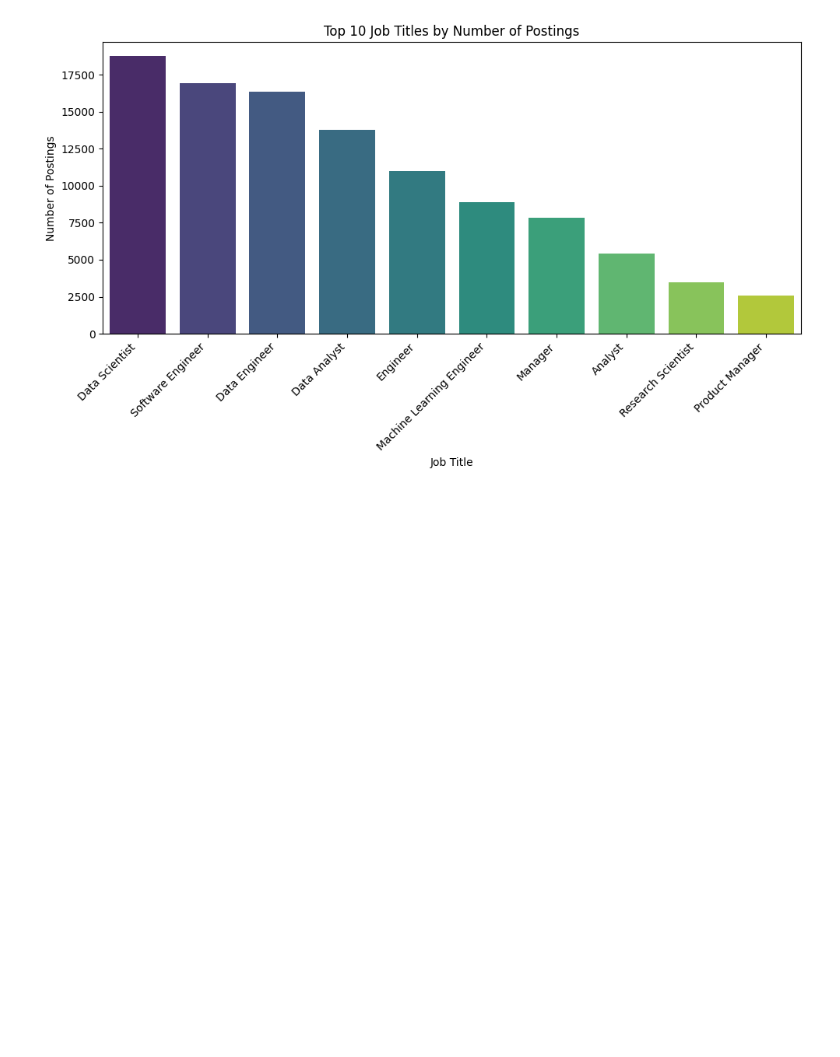
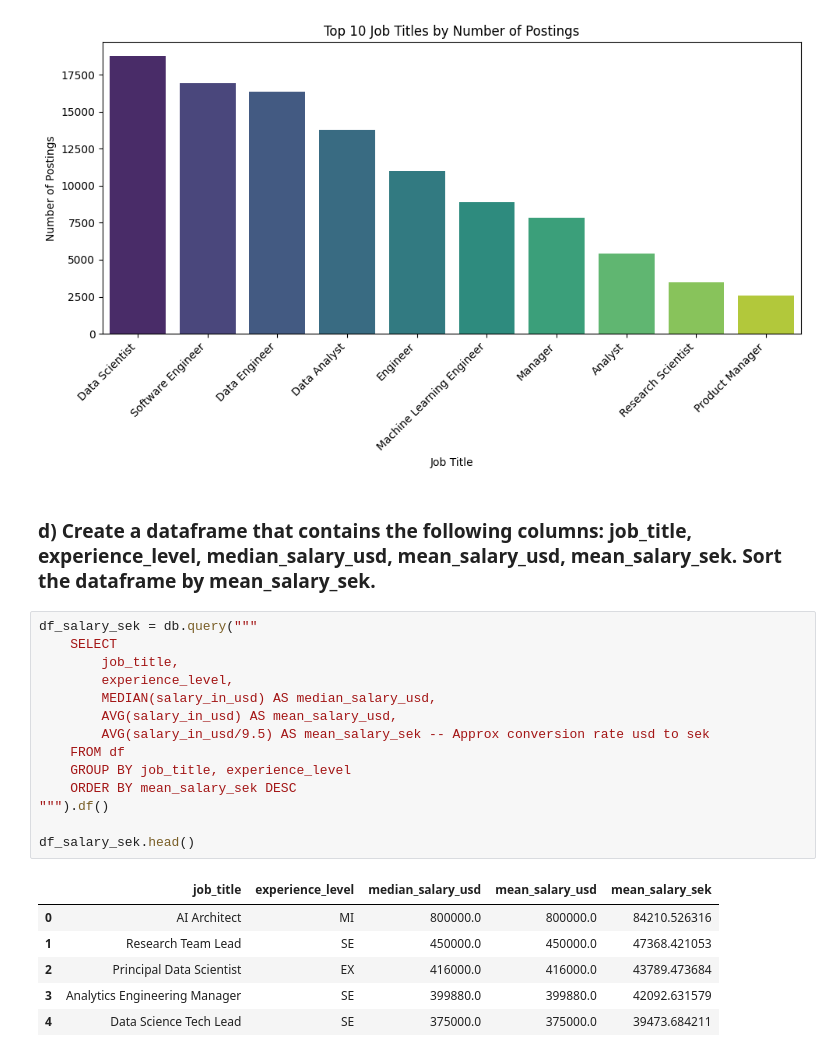
Before and after one commit to StefanLundberg77/ai_engineering_stefan_lundberg, a Jupyter notebook: exercises/exercise_0/1_salaries_in_data_field.ipynb, the cells around one changed output. Cells and saved outputs as stored; diff of their text form; blank space fills up the shorter version.

Commit message:
DF salary_sek

```diff
--- a/exercises/exercise_0/1_salaries_in_data_field.ipynb
+++ b/exercises/exercise_0/1_salaries_in_data_field.ipynb
@@ -105,3 +105,26 @@ Passing `palette` without assigning `hue` is deprecated and will be removed in v
 
   sns.barplot(data=df_job_per_title,
 [figure]
+# %% [markdown]
+### d) Create a dataframe that contains the following columns: job_title, experience_level, median_salary_usd, mean_salary_usd, mean_salary_sek. Sort the dataframe by mean_salary_sek.
+# %%
+df_salary_sek = db.query("""
+    SELECT
+        job_title,
+        experience_level,
+        MEDIAN(salary_in_usd) AS median_salary_usd,
+        AVG(salary_in_usd) AS mean_salary_usd,
+        AVG(salary_in_usd/9.5) AS mean_salary_sek -- Approx conversion rate usd to sek
+    FROM df
+    GROUP BY job_title, experience_level
+    ORDER BY mean_salary_sek DESC
+""").df()
+
+df_salary_sek.head()
+# %% [output]
+|  | job_title | experience_level | median_salary_usd | mean_salary_usd | mean_salary_sek |
+| 0 | AI Architect | MI | 800000.0 | 800000.0 | 84210.526316 |
+| 1 | Research Team Lead | SE | 450000.0 | 450000.0 | 47368.421053 |
+| 2 | Principal Data Scientist | EX | 416000.0 | 416000.0 | 43789.473684 |
+| 3 | Analytics Engineering Manager | SE | 399880.0 | 399880.0 | 42092.631579 |
+| 4 | Data Science Tech Lead | SE | 375000.0 | 375000.0 | 39473.684211 |
```
